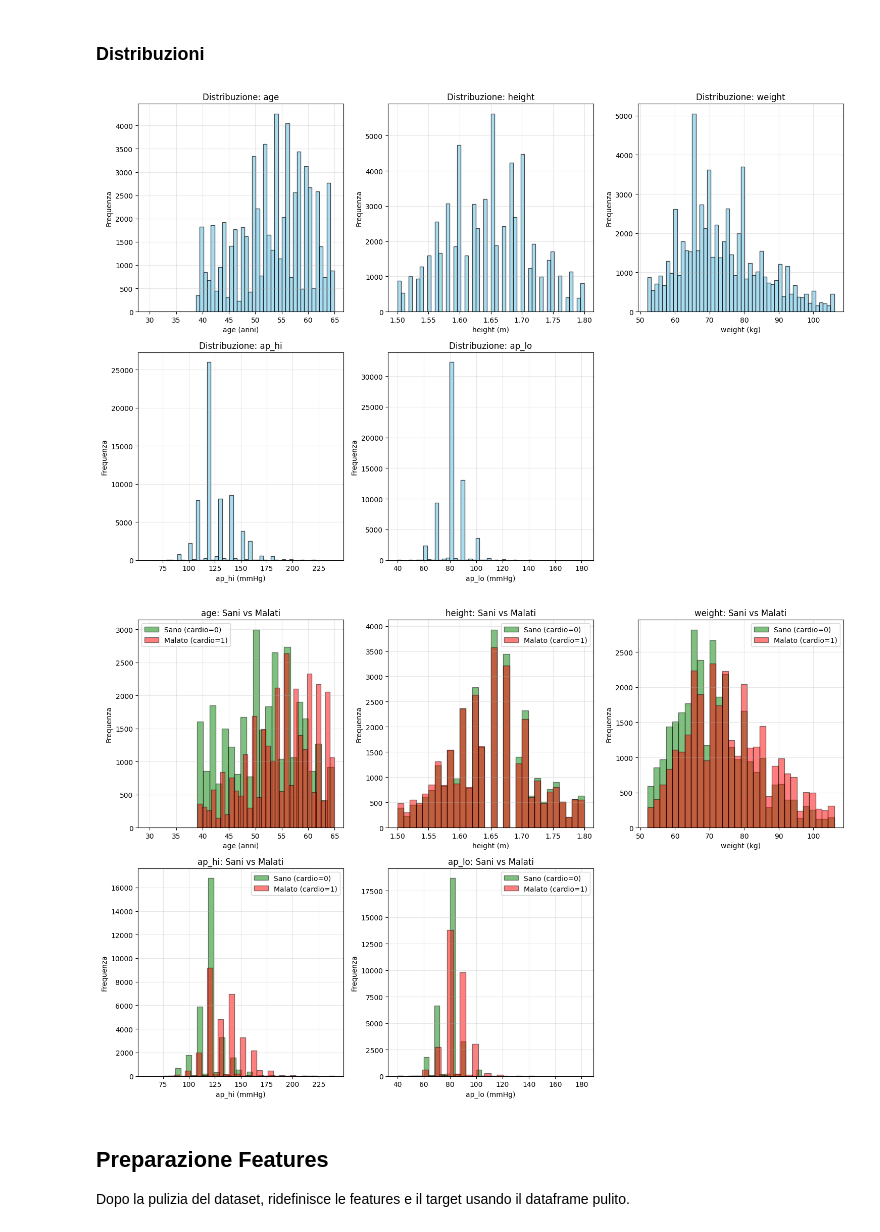
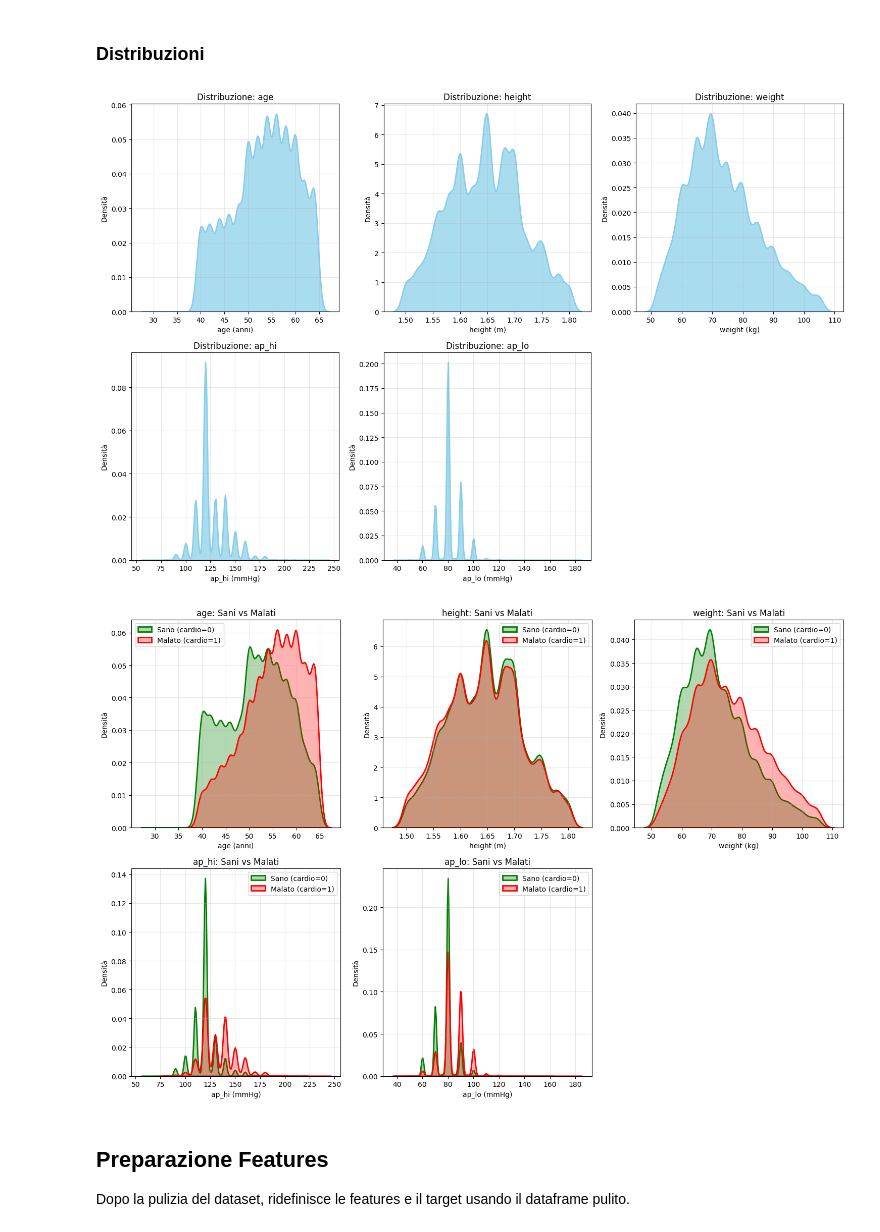
Before and after one commit to mbroglio/ML_25_26, a Jupyter notebook: ML_Project.ipynb, the cells around one changed output. Saved outputs shown, nothing was run; the diff lists cells and outputs as text; code cells hidden in the pictures.

Commit message:
Implemented Correlation Curves

```diff
--- a/ML_Project.ipynb
+++ b/ML_Project.ipynb
@@ -296,7 +296,7 @@ Name: cardio, dtype: float64
 # %% [markdown]
 ### Distribuzioni
 # %%
-# Istogrammi per le feature numeriche
+# Curve di densità per le feature numeriche
 fig, axes = plt.subplots(2, 3, figsize=(15, 10))
 axes = axes.flatten()
 
@@ -304,60 +304,75 @@ for idx, col in enumerate(numeric_features):
     # Usa dati convertiti per visualizzazione
     data = df[col].dropna()
 
-    axes[idx].hist(data, bins=50, alpha=0.7, color="skyblue", edgecolor="black")
+    # Sostituzione istogramma con KDE plot
+    sns.kdeplot(
+        data,
+        ax=axes[idx],
+        fill=True,       # Colora l'area sotto la curva
+        color="skyblue",
+        alpha=0.7,
+        linewidth=2
+    )
+
     axes[idx].set_title(f"Distribuzione: {col}")
     axes[idx].set_xlabel(f"{col} ({units[col]})")
-    axes[idx].set_ylabel("Frequenza")
+    axes[idx].set_ylabel("Densità") # Cambiato da Frequenza a Densità
     axes[idx].grid(True, alpha=0.3)
 
 # Rimuovi l'ultimo subplot vuoto
 fig.delaxes(axes[5])
 
 plt.tight_layout()
-plt.savefig("images/distributions_histograms.svg", format="svg", bbox_inches="tight")
+plt.savefig("images/distributions_curves.svg", format="svg", bbox_inches="tight")
 plt.show()
 # %% [output]
-[figure, old version]
+[figure, new version]
 # %%
-# Confronto distribuzioni tra pazienti sani (cardio=0) e malati (cardio=1)
+# Confronto densità tra pazienti sani (cardio=0) e malati (cardio=1)
 fig, axes = plt.subplots(2, 3, figsize=(15, 10))
 axes = axes.flatten()
 
 for idx, col in enumerate(numeric_features):
     # Separa i dati per target (usa dati convertiti)
     healthy = df[df["cardio"] == 0][col].dropna()
     sick = df[df["cardio"] == 1][col].dropna()
 
-    axes[idx].hist(
+    # Plot Sani (Verde)
+    sns.kdeplot(
         healthy,
-        bins=30,
-        alpha=0.5,
+        ax=axes[idx],
+        fill=True,
         label="Sano (cardio=0)",
         color="green",
-        edgecolor="black",
+        alpha=0.3,   # Più trasparente per vedere la sovrapposizione
+        linewidth=2
     )
-    axes[idx].hist(
+
+    # Plot Malati (Rosso)
+    sns.kdeplot(
         sick,
-        bins=30,
-        alpha=0.5,
+        ax=axes[idx],
+        fill=True,
         label="Malato (cardio=1)",
         color="red",
-        edgecolor="black",
+        alpha=0.3,
+        linewidth=2
     )
+
     axes[idx].set_title(f"{col}: Sani vs Malati")
     axes[idx].set_xlabel(f"{col} ({units[col]})")
-    axes[idx].set_ylabel("Frequenza")
+    axes[idx].set_ylabel("Densità")
     axes[idx].legend()
     axes[idx].grid(True, alpha=0.3)
 
 # Rimuovi l'ultimo subplot vuoto
 fig.delaxes(axes[5])
 
 plt.tight_layout()
-plt.savefig("images/distributions_comparison.svg", format="svg", bbox_inches="tight")
+plt.savefig("images/distributions_comparison_curves.svg", format="svg", bbox_inches="tight")
 plt.show()
 # %% [output]
-[figure, old version]
+[figure, new version]
 # %% [markdown]
 ## Preparazione Features
 
```
Also changed, not shown: parts of 7 cells of this notebook, 4 other files.
